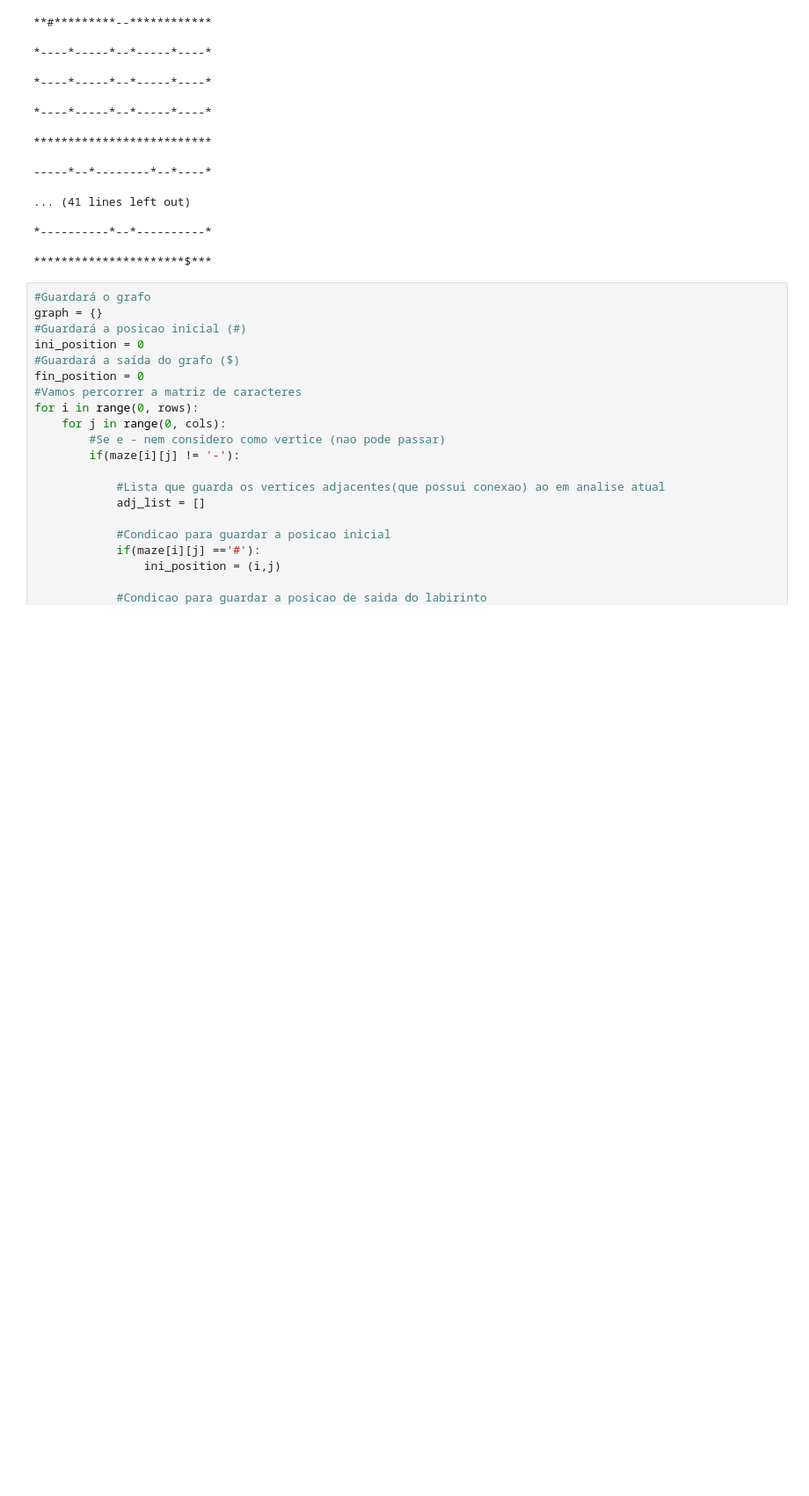
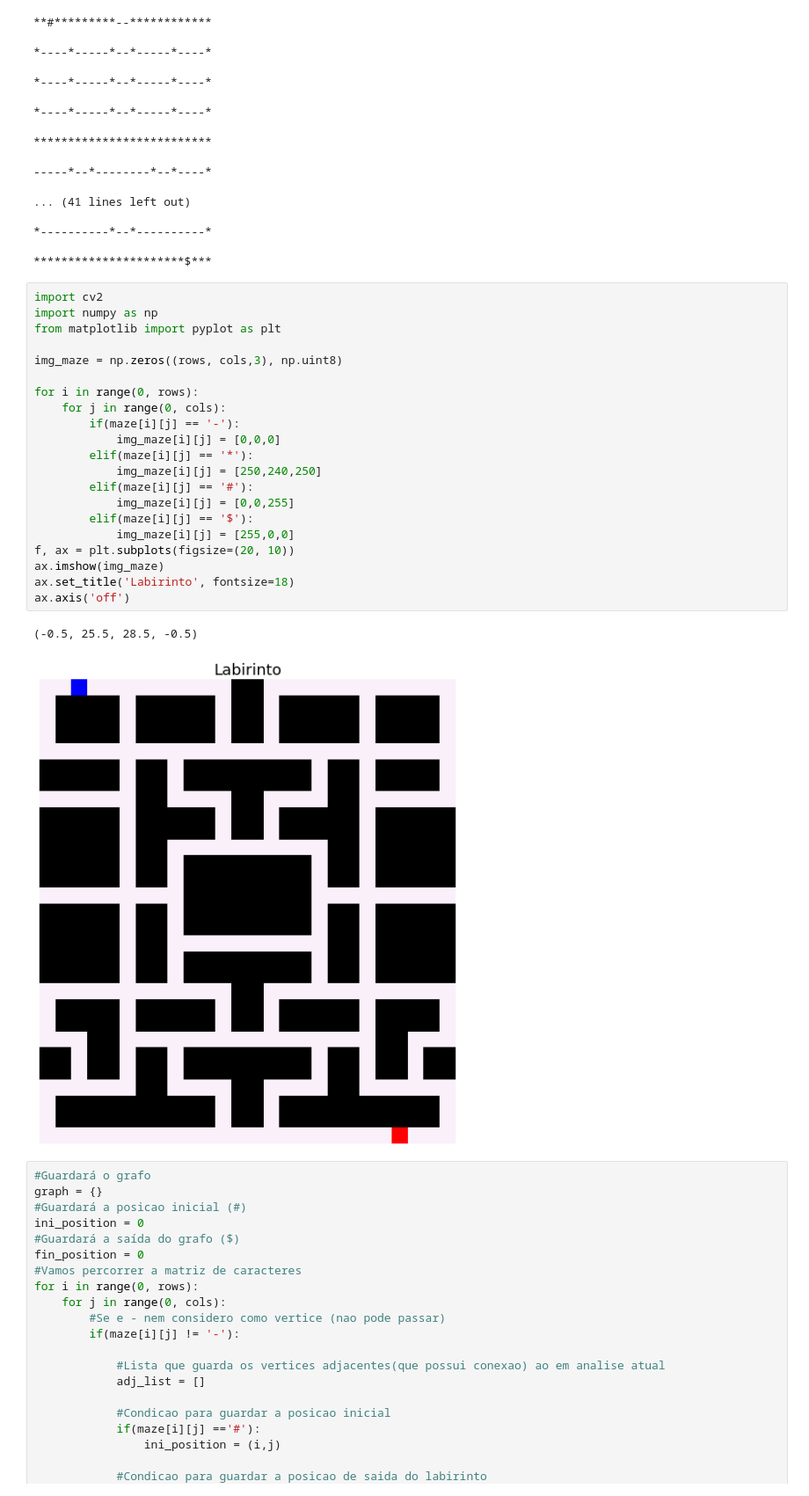
Before and after one commit to MatheusBorgesKamla/BuscaAvancada_IA, a Jupyter notebook: IA_Busca.ipynb, the cells around one changed output. Shown: that part at 88% size. Saved outputs shown, nothing was run; the diff lists cells and outputs as text; blank space fills up the shorter version.

Commit message:
Implementado imagem do labirinto

```diff
--- a/IA_Busca.ipynb
+++ b/IA_Busca.ipynb
@@ -42,6 +42,30 @@ for l in maze:
 *----------*--*----------*
 
 **********************$***
+# %%
+import cv2
+import numpy as np
+from matplotlib import pyplot as plt
+
+img_maze = np.zeros((rows, cols,3), np.uint8)
+
+for i in range(0, rows):
+    for j in range(0, cols):
+        if(maze[i][j] == '-'):
+            img_maze[i][j] = [0,0,0]
+        elif(maze[i][j] == '*'):
+            img_maze[i][j] = [250,240,250]
+        elif(maze[i][j] == '#'):
+            img_maze[i][j] = [0,0,255]
+        elif(maze[i][j] == '$'):
+            img_maze[i][j] = [255,0,0]
+f, ax = plt.subplots(figsize=(20, 10))
+ax.imshow(img_maze)
+ax.set_title('Labirinto', fontsize=18)
+ax.axis('off')
+# %% [output]
+(-0.5, 25.5, 28.5, -0.5)
+[figure, added]
 # %%
 #Guardará o grafo
 graph = {}
```
Also changed, not shown: parts of 3 cells of this notebook.
